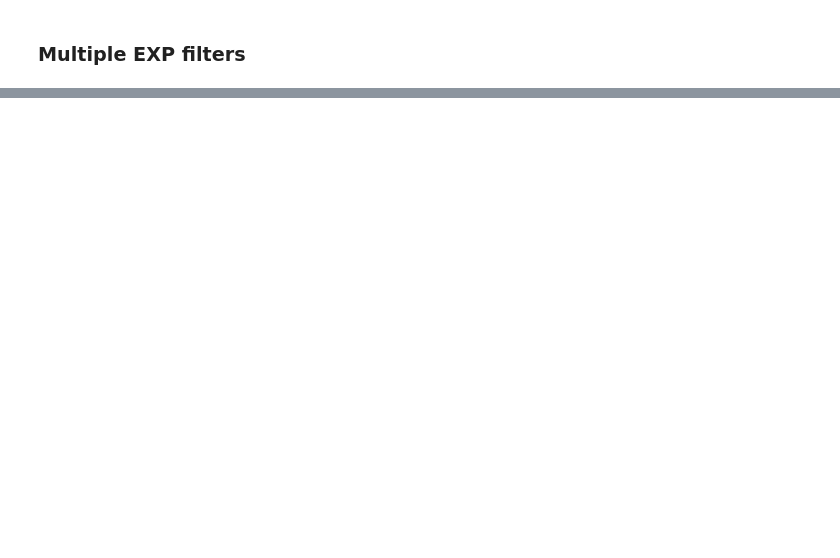
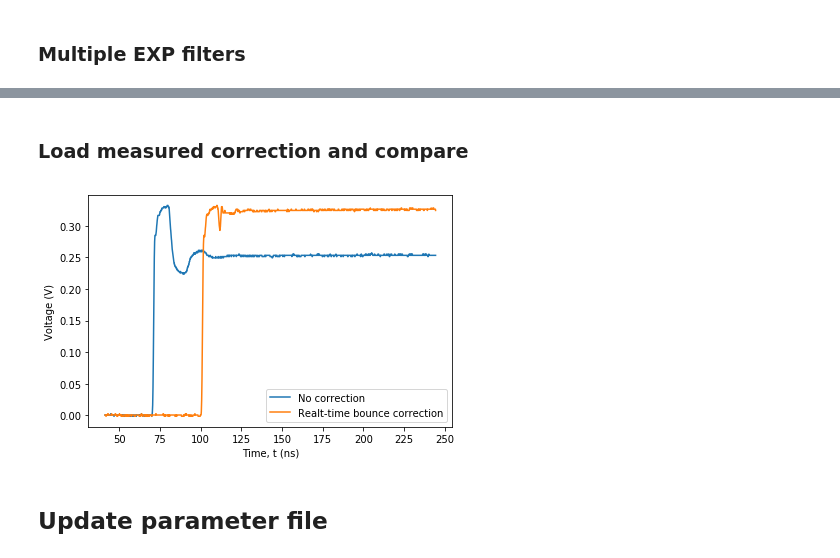
Before and after one commit to DiCarloLab-Delft/PycQED_py3, a Jupyter notebook: examples/AWG8_examples/Realtime_predistortion_test.ipynb, the cells around one changed output, grey strips where cells are left out. Cells and saved outputs as stored; diff of their text form; code cells hidden in the pictures; blank space fills up the shorter version.

```diff
--- a/examples/AWG8_examples/Realtime_predistortion_test.ipynb
+++ b/examples/AWG8_examples/Realtime_predistortion_test.ipynb
@@ -115,0 +214,16 @@ AWG8.run_realtime_predistortion(0, hpc_tau = 20e-6, exp_coefs=[
+# %% [markdown]
+### Load measured correction and compare
+# %%
+data_corr = np.loadtxt('RefCurve_2018-07-04_4_192353.Wfm.csv', delimiter=';')
+plt.plot(data[:,0]*1e9, data[:,1], label='No correction')
+plt.plot(data[:,0]*1e9, data_corr[:,1], label='Realt-time bounce correction')
+plt.xlabel('Time, t (ns)')
+plt.ylabel('Voltage (V)')
+plt.tight_layout()
+plt.legend()
+plt.savefig('bounce_correction_measurements.png',dpi=600,bbox_inches='tight')
+plt.show()
+# %% [output]
+[figure, added]
+# %% [markdown]
+## Update parameter file
```
Also changed, not shown: parts of 49 cells of this notebook, 3 other files.
